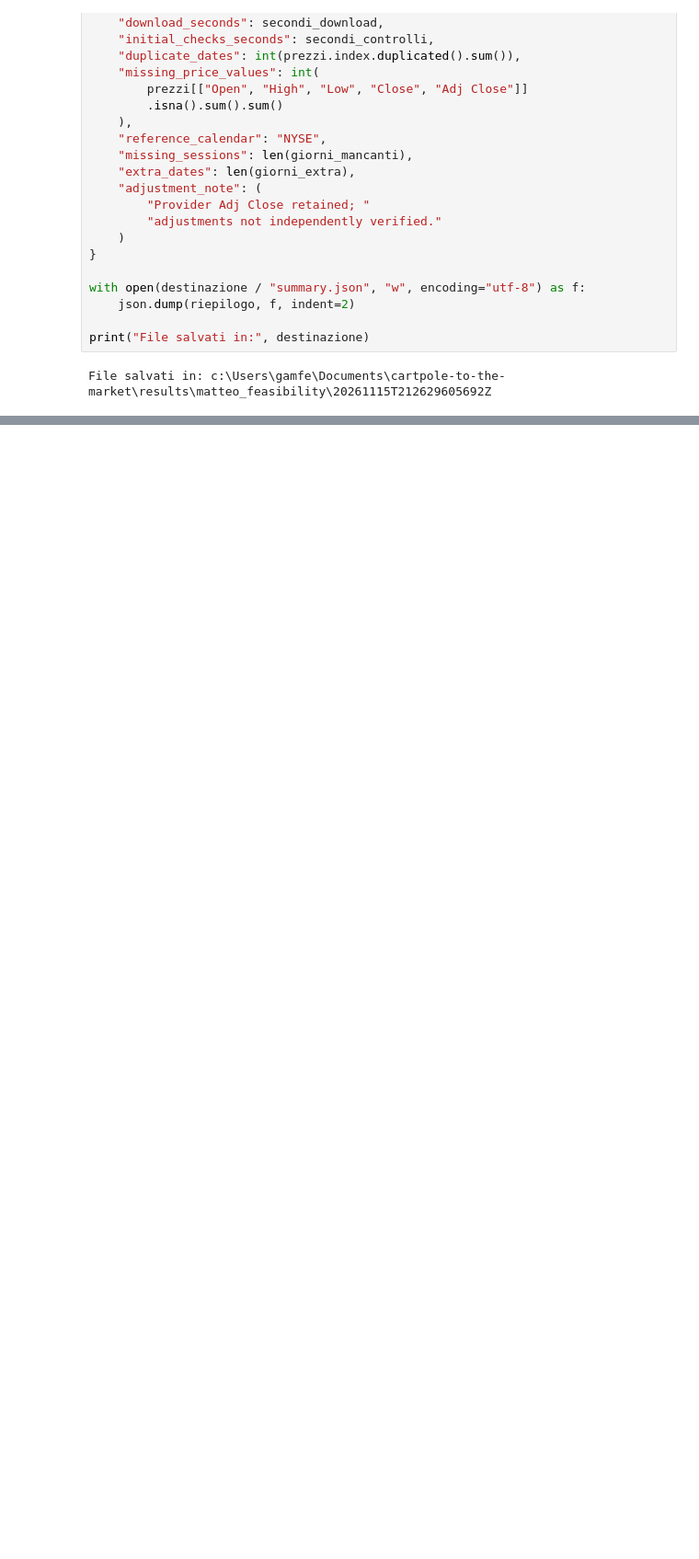
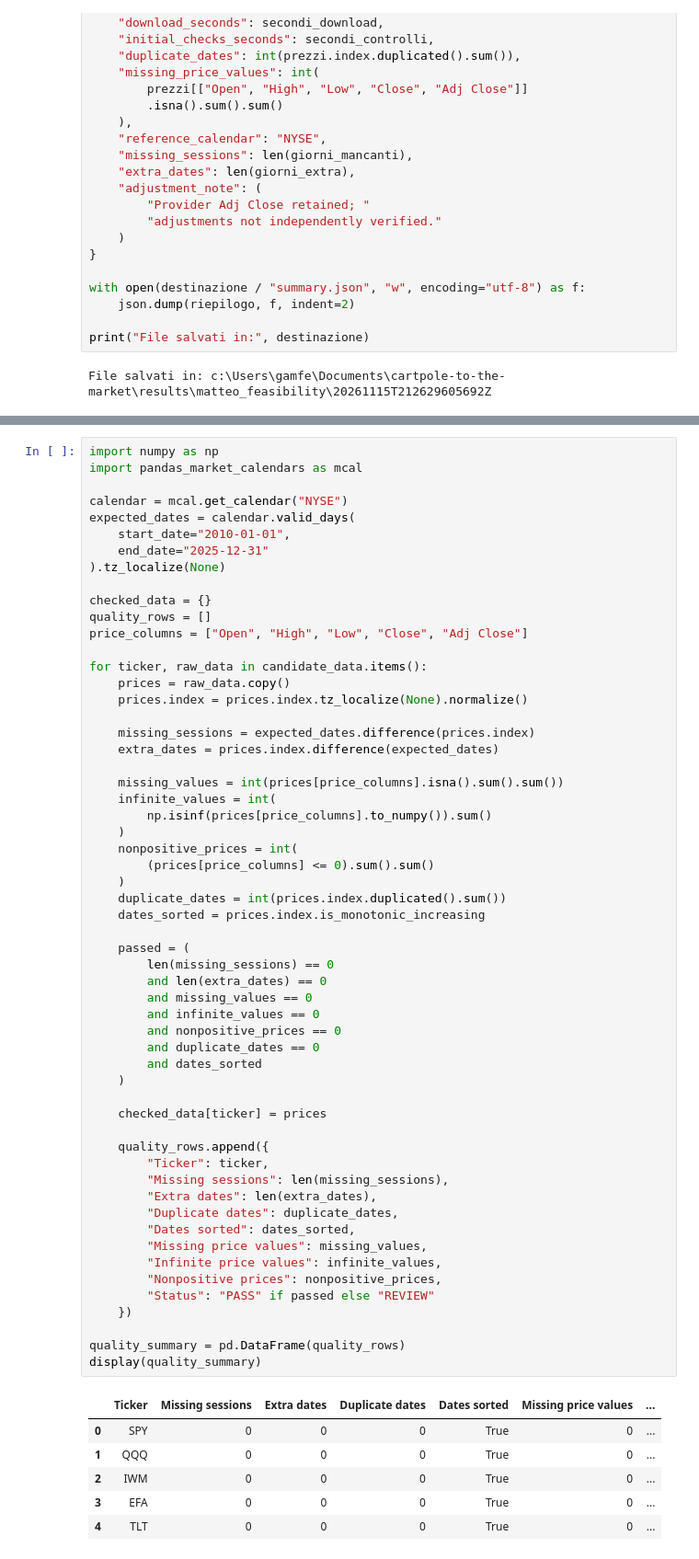
Before and after one commit to bs-machinelearning/cartpole-to-the-market, a Jupyter notebook: 3. Honest Evaluation/Matteo.ipynb, the cells around one changed output, grey strips where cells are left out. Shown at 92% size. Cells and saved outputs as stored; diff of their text form; blank space fills up the shorter version.

```diff
--- a/3. Honest Evaluation/Matteo.ipynb
+++ b/3. Honest Evaluation/Matteo.ipynb
@@ -179,0 +320,64 @@ File salvati in: c:\Users\gamfe\Documents\cartpole-to-the-market\results\matteo_
+# %%
+import numpy as np
+import pandas_market_calendars as mcal
+
+calendar = mcal.get_calendar("NYSE")
+expected_dates = calendar.valid_days(
+    start_date="2010-01-01",
+    end_date="2025-12-31"
+).tz_localize(None)
+
+checked_data = {}
+quality_rows = []
+price_columns = ["Open", "High", "Low", "Close", "Adj Close"]
+
+for ticker, raw_data in candidate_data.items():
+    prices = raw_data.copy()
+    prices.index = prices.index.tz_localize(None).normalize()
+
+    missing_sessions = expected_dates.difference(prices.index)
+    extra_dates = prices.index.difference(expected_dates)
+
+    missing_values = int(prices[price_columns].isna().sum().sum())
+    infinite_values = int(
+        np.isinf(prices[price_columns].to_numpy()).sum()
+    )
+    nonpositive_prices = int(
+        (prices[price_columns] <= 0).sum().sum()
+    )
+    duplicate_dates = int(prices.index.duplicated().sum())
+    dates_sorted = prices.index.is_monotonic_increasing
+
+    passed = (
+        len(missing_sessions) == 0
+        and len(extra_dates) == 0
+        and missing_values == 0
+        and infinite_values == 0
+        and nonpositive_prices == 0
+        and duplicate_dates == 0
+        and dates_sorted
+    )
+
+    checked_data[ticker] = prices
+
+    quality_rows.append({
+        "Ticker": ticker,
+        "Missing sessions": len(missing_sessions),
+        "Extra dates": len(extra_dates),
+        "Duplicate dates": duplicate_dates,
+        "Dates sorted": dates_sorted,
+        "Missing price values": missing_values,
+        "Infinite price values": infinite_values,
+        "Nonpositive prices": nonpositive_prices,
+        "Status": "PASS" if passed else "REVIEW"
+    })
+
+quality_summary = pd.DataFrame(quality_rows)
+display(quality_summary)
+# %% [output]
+|  | Ticker | Missing sessions | Extra dates | Duplicate dates | Dates sorted | Missing price values | ... |
+| 0 | SPY | 0 | 0 | 0 | True | 0 | ... |
+| 1 | QQQ | 0 | 0 | 0 | True | 0 | ... |
+| 2 | IWM | 0 | 0 | 0 | True | 0 | ... |
+| 3 | EFA | 0 | 0 | 0 | True | 0 | ... |
+| 4 | TLT | 0 | 0 | 0 | True | 0 | ... |
```
Also changed, not shown: parts of 7 cells of this notebook, 24 other files.
